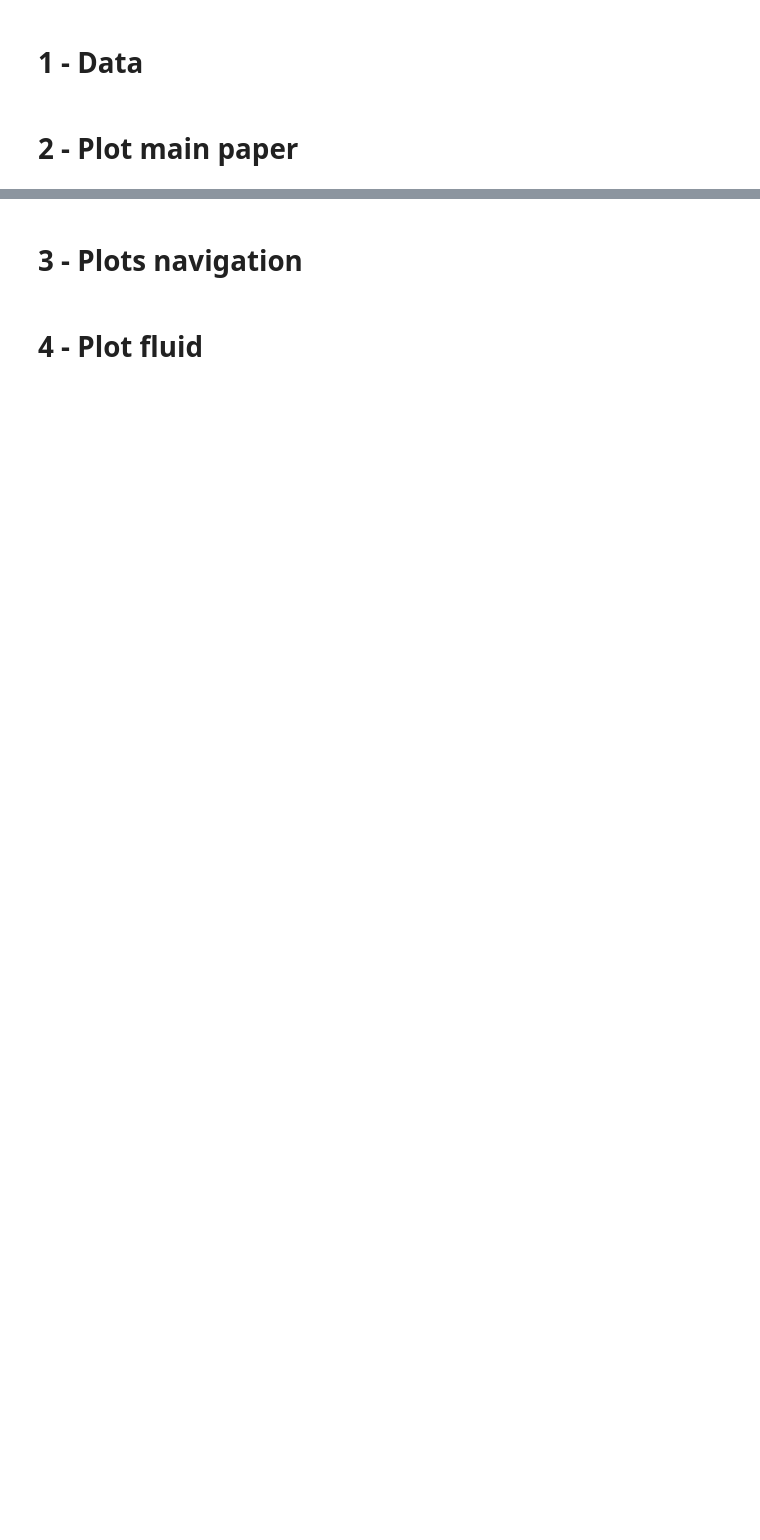
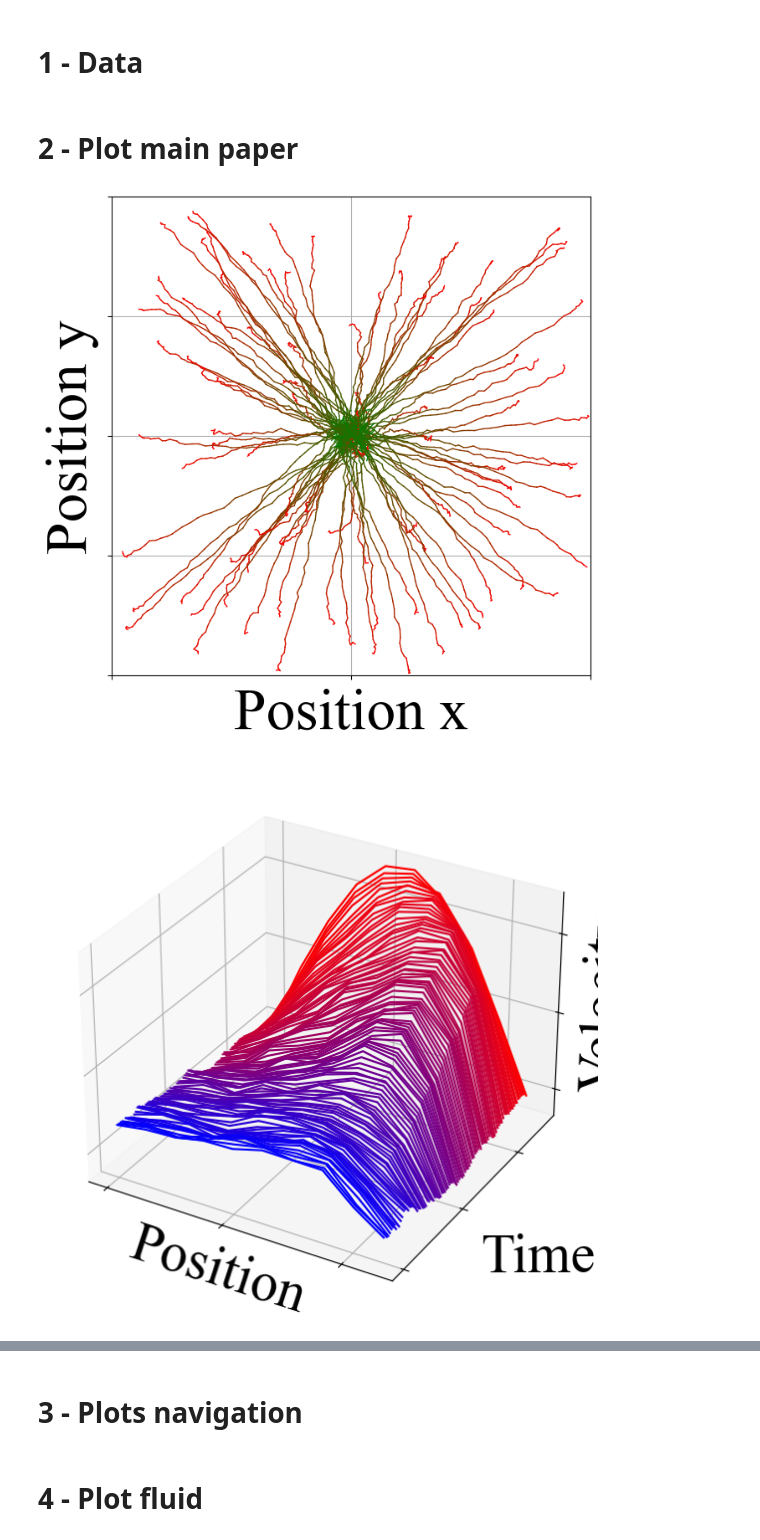
Before and after one commit to sergiorozada12/d-pg-pd, a Jupyter notebook: experiments/PLOTS.ipynb, the cells around one changed output, grey strips where cells are left out. Cells and saved outputs as stored; diff of their text form; code cells hidden in the pictures; blank space fills up the shorter version.

```diff
--- a/experiments/PLOTS.ipynb
+++ b/experiments/PLOTS.ipynb
@@ -58,7 +58,7 @@ burg_sampled_dual_dm = np.load('../results/fluid_pgdual_dloss.npy')
 # %% [markdown]
 # 2 - Plot main paper
 # %%
-plt.rcParams.update({'font.size': 30})
+plt.rcParams.update({'font.size': 50})
 plt.rcParams.update({'font.family': 'serif'})
 plt.rcParams.update({'font.serif': 'Times New Roman'})
 
@@ -76,39 +76,46 @@ plt.scatter(0, 0, marker='*', c='green')
 plt.xlabel('Position x')
 plt.ylabel('Position y')
 
-plt.xticks([-10, -5, 0, 5, 10])
-plt.yticks([-10, -5, 0, 5, 10])
+plt.gca().set_xticklabels([])
+plt.gca().set_yticklabels([])
 
 plt.tight_layout()
 plt.savefig('../figures/fig_1a.png')
 
-plt.rcParams.update({'font.size': 20})
+plt.rcParams.update({'font.size': 40})
 fig2 = plt.figure(figsize=(7, 8))
 ax2 = fig2.add_subplot(111, projection='3d')
 
 normalized_time = np.linspace(1, 0, states_fluid.shape[0])
 cmap = LinearSegmentedColormap.from_list('custom_cmap', ['red', 'blue'], N=states_fluid.shape[0])
 
 for i in range(states_fluid.shape[0]):
     color = cmap(i)
     ax2.plot(
         np.arange(0, 1, 0.1),
         [normalized_time[i]] * states_fluid.shape[1],
         states_fluid[i, :],
         color=color,
         linestyle='solid',
     )
 
-ax2.set_xlabel('Position', labelpad=15)
+ax2.set_xlabel('Position', labelpad=0)
 ax2.set_ylabel('Time', labelpad=20)
-ax2.set_zlabel('Velocity', labelpad=10)
+ax2.set_zlabel('Velocity', labelpad=0)
 
 ax2.xaxis.set_major_locator(MaxNLocator(nbins=3))
 ax2.yaxis.set_major_locator(MaxNLocator(nbins=3))
 ax2.zaxis.set_major_locator(MaxNLocator(nbins=3))
 
+plt.gca().set_xticklabels([])
+plt.gca().set_yticklabels([])
+plt.gca().set_zticklabels([])
+
 plt.tight_layout(pad=3)
 plt.savefig('../figures/fig_1b.png')
+# %% [output]
+[figure, added]
+[figure, added]
 # %%
 mean_primal = np.mean(vel_sampled_primal, axis=0)
 std_primal = np.std(vel_sampled_primal, axis=0)
```
Also changed, not shown: parts of 2 cells of this notebook.
